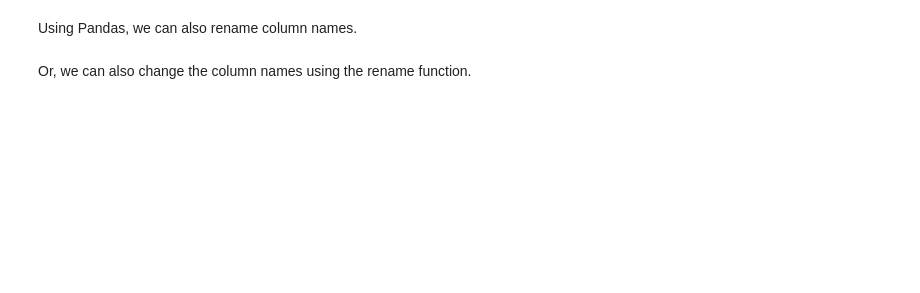
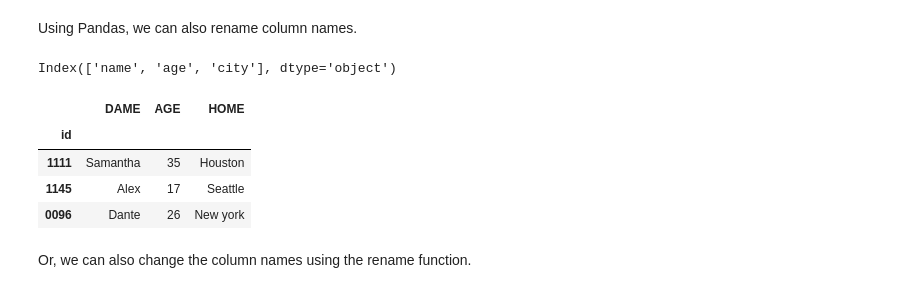
Before and after one commit to gywooo1/hbs-ds-060120, a Jupyter notebook: module-1/day-5-pandas-1/pandas-1.ipynb, the cells around one changed output. Drawn from its saved outputs; the diff is of its cells as text; code cells hidden in the pictures; blank space fills up the shorter version.

```diff
--- a/module-1/day-5-pandas-1/pandas-1.ipynb
+++ b/module-1/day-5-pandas-1/pandas-1.ipynb
@@ -301,0 +322,2 @@ students_df.head()
+# %%
+students_df.index = students_df.index.rename('id')
@@ -307,3 +334,18 @@ students_df.head()
+# %%
+students_df.columns
+# %% [output]
+Index(['name', 'age', 'city'], dtype='object')
+# %%
+students_df.columns = ['NAME', 'AGE', 'HOME']
+students_df.columns = [x.lower() for x in students_df.columns]
+students_df.columns = [x.replace('n', 'd').upper() for x in students_df.columns]
+students_df.head()
+# %% [output]
+|  | DAME | AGE | HOME |
+| id |  |  |  |
+| 1111 | Samantha | 35 | Houston |
+| 1145 | Alex | 17 | Seattle |
+| 0096 | Dante | 26 | New york |
 # %% [markdown]
 Or, we can also change the column names using the rename function.
 # %%
```
Also changed, not shown: parts of 51 cells of this notebook.
